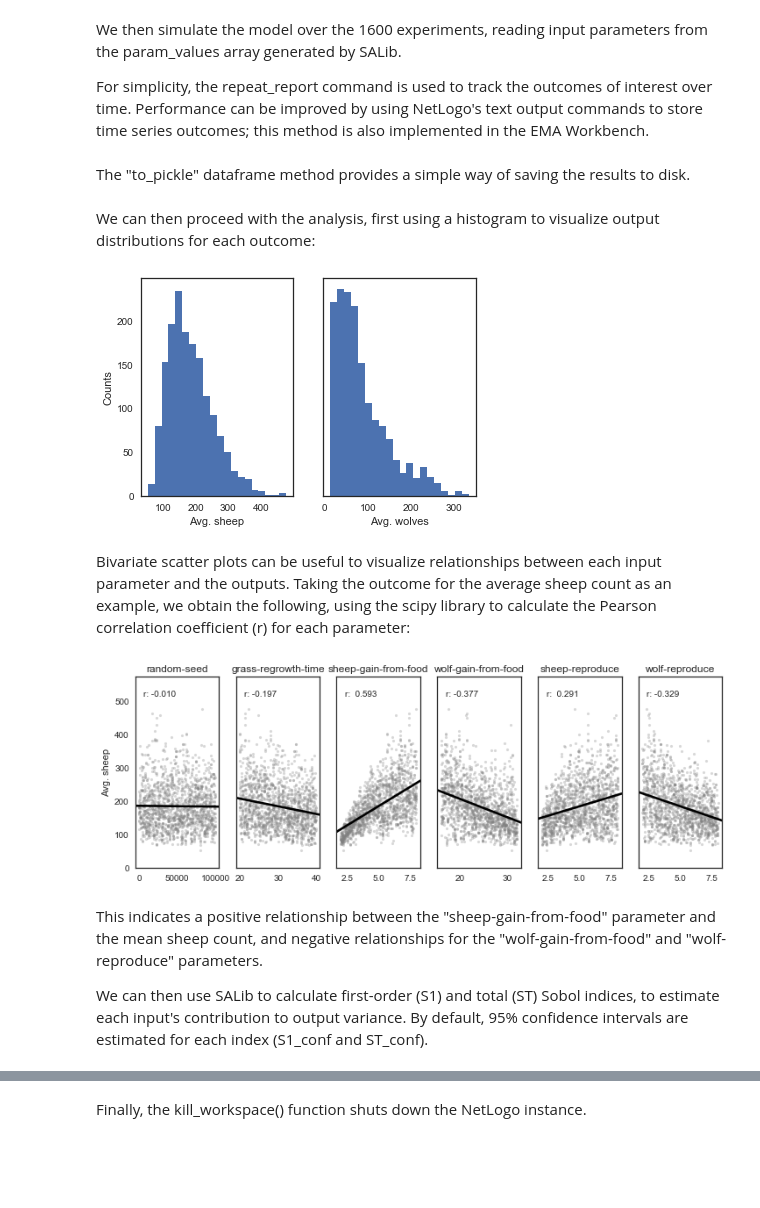
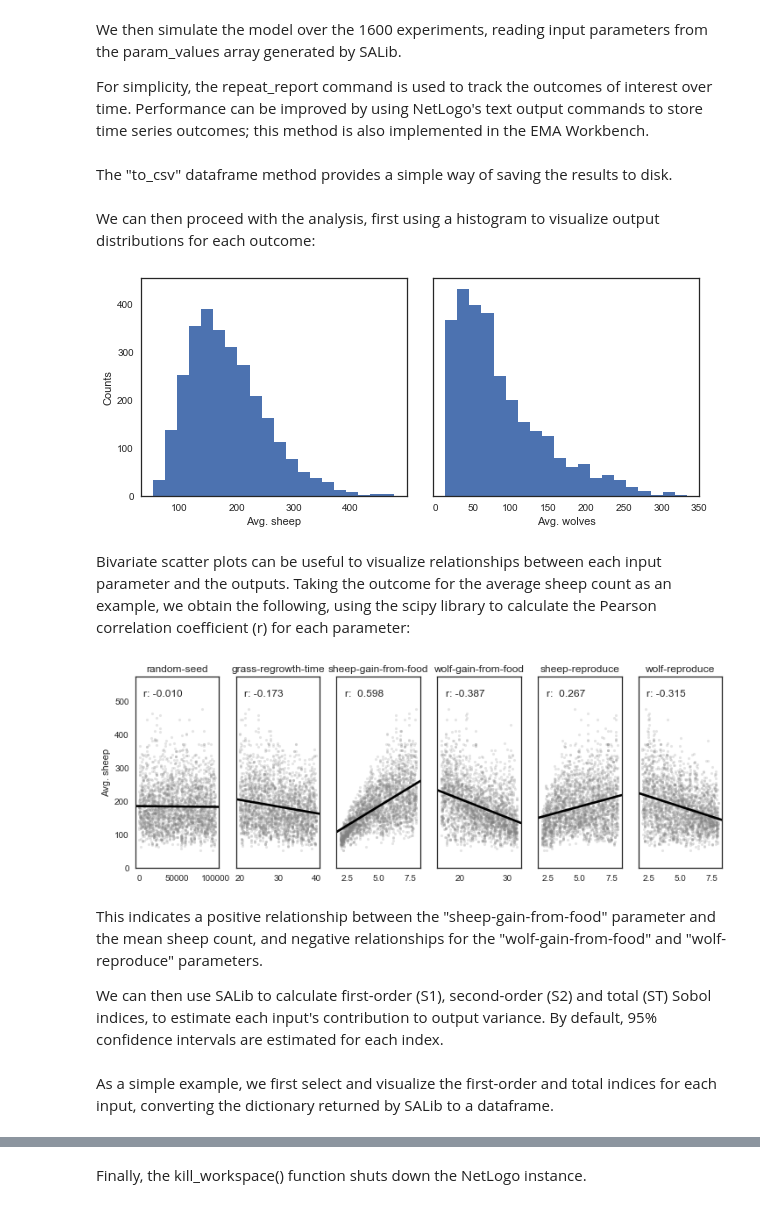
Before and after one commit to quaquel/pynetlogo_jasss, a Jupyter notebook: Example/pyNetLogo demo - SALib.ipynb, the cells around one changed output, grey strips where cells are left out. Drawn from its saved outputs; the diff is of its cells as text; code cells hidden in the pictures; blank space fills up the shorter version.

Commit message:
SALib subsection in Word file + updated figures

```diff
--- a/Example/pyNetLogo demo - SALib.ipynb
+++ b/Example/pyNetLogo demo - SALib.ipynb
@@ -46,6 +46,4 @@ For more complex cases, the EMA Workbench library (Kwakkel, 2017) can be used to
 # %%
 n = 200
 #Generates an input array of shape (n*(p+2), p) with rows for each experiment and columns for each input parameter
-param_values = saltelli.sample(problem, n, calc_second_order=False)
-
-print param_values.shape
+param_values = saltelli.sample(problem, n, calc_second_order=True)
@@ -61,7 +57,8 @@ We then simulate the model over the 1600 experiments, reading input parameters f
 For simplicity, the repeat_report command is used to track the outcomes of interest over time. Performance can be improved by using NetLogo's text output commands to store time series outcomes; this method is also implemented in the EMA Workbench.
 # %%
 for run in range(param_values.shape[0]):
-
+    if divmod(run,100)[1]==0:
+        print run
     #Set the input parameters
     for i, name in enumerate(problem['names']):
         if name == 'random-seed':
@@ -79,5 +76,5 @@ for run in range(param_values.shape[0]):
     results.loc[run, 'Avg. sheep'] = counts['count sheep'].values.mean()
     results.loc[run, 'Avg. wolves'] = counts['count wolves'].values.mean()
 # %% [markdown]
-The "to_pickle" dataframe method provides a simple way of saving the results to disk.
+The "to_csv" dataframe method provides a simple way of saving the results to disk.
 # %%
@@ -87,15 +84,20 @@ We can then proceed with the analysis, first using a histogram to visualize outp
 # %%
 sns.set_style('white')
 fig, ax = plt.subplots(1,len(results.columns), sharey=True)
 
 for i, n in enumerate(results.columns):
     ax[i].hist(results[n], 20)
     ax[i].set_xlabel(n)
 
 ax[0].set_ylabel('Counts')
+
+fig.set_size_inches(10,4)
+fig.subplots_adjust(wspace=0.1)
+plt.savefig('JASSS figures/SA - Output distribution.pdf', bbox_inches='tight')
+plt.savefig('JASSS figures/SA - Output distribution.png', dpi=300, bbox_inches='tight')
 plt.show()
 # %% [output]
-[figure, old version]
+[figure, new version]
 # %% [markdown]
 Bivariate scatter plots can be useful to visualize relationships between each input parameter and the outputs. Taking the outcome for the average sheep count as an example, we obtain the following, using the scipy library to calculate the Pearson correlation coefficient (r) for each parameter:
 # %%
@@ -107,7 +109,7 @@ y = results['Avg. sheep']
 
 for i, name in enumerate(problem['names']):
     x = param_values[:,i]
-    sns.regplot(x, y, ax=ax[i], ci=None, color='k',scatter_kws={'alpha':0.3, 's':10, 'color':'gray'})
+    sns.regplot(x, y, ax=ax[i], ci=None, color='k',scatter_kws={'alpha':0.2, 's':10, 'color':'gray'})
     pearson = scipy.stats.pearsonr(x, y)
     ax[i].annotate("r: {:6.3f}".format(pearson[0]), xy=(0.1, 0.9), xycoords='axes fraction')
     if i>0:
@@ -117,12 +119,14 @@ ax[0].set_ylim([0,1.2*np.max(y)])
 ax[0].set_ylabel('Avg. sheep')
 
 fig.set_size_inches(12,4,forward=True)
-fig.subplots_adjust(hspace=0.15, wspace=0.2)
+fig.subplots_adjust(wspace=0.2)
+plt.savefig('JASSS figures/SA - Scatter.pdf', bbox_inches='tight')
+plt.savefig('JASSS figures/SA - Scatter.png', dpi=300, bbox_inches='tight')
 plt.show()
 # %% [output]
-[figure, old version]
+[figure, new version]
 # %% [markdown]
 This indicates a positive relationship between the "sheep-gain-from-food" parameter and the mean sheep count, and negative relationships for the "wolf-gain-from-food" and "wolf-reproduce" parameters.
 
-We can then use SALib to calculate first-order (S1) and total (ST) Sobol indices, to estimate each input's contribution to output variance. By default, 95% confidence intervals are estimated for each index (S1_conf and ST_conf).
+We can then use SALib to calculate first-order (S1), second-order (S2) and total (ST) Sobol indices, to estimate each input's contribution to output variance. By default, 95% confidence intervals are estimated for each index.
 # %%
@@ -130,0 +134,2 @@ Si_df = pd.DataFrame(Si, index=problem['names'])
+# %% [markdown]
+As a simple example, we first select and visualize the first-order and total indices for each input, converting the dictionary returned by SALib to a dataframe.
```
Also changed, not shown: parts of 11 cells of this notebook, 11 other files.
